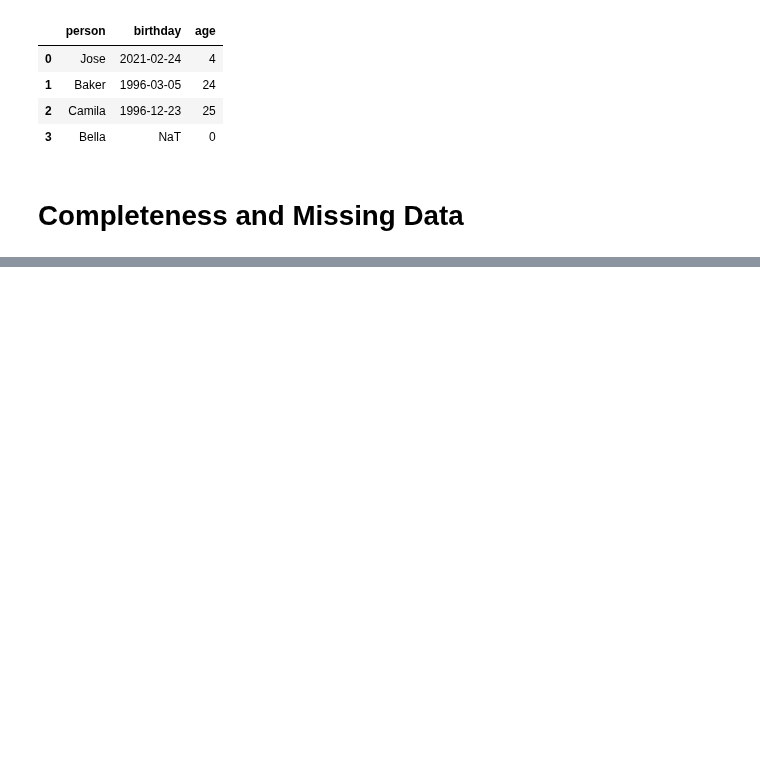
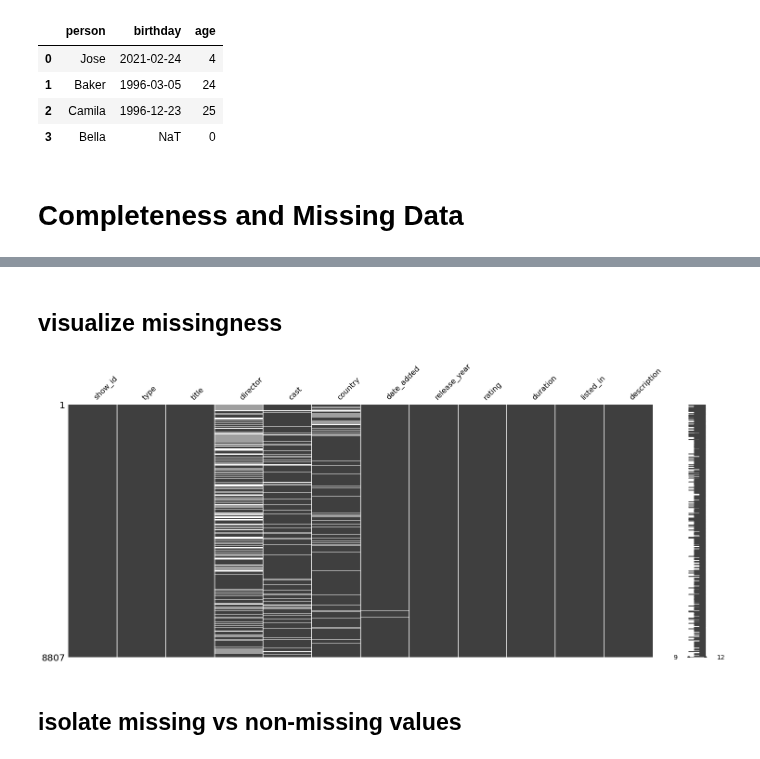
Before and after one commit to Jose-Servin/DataCamp, a Jupyter notebook: Courses/Cleaning_Data/cleaning_data.ipynb, the cells around one changed output, grey strips where cells are left out. Drawn from its saved outputs; the diff is of its cells as text; code cells hidden in the pictures; blank space fills up the shorter version.

```diff
--- a/Courses/Cleaning_Data/cleaning_data.ipynb
+++ b/Courses/Cleaning_Data/cleaning_data.ipynb
@@ -1003,3 +1006,6 @@ birthdays[~age_match]
 | 3 | Bella | NaT | 0 |
 # %% [markdown]
 # Completeness and Missing Data
+# %%
+netflix = pd.read_csv('/Users/joseservin/DataCamp/Projects/Netflix_Data_Analysis/netflix_titles.csv')
+netflix.head()
@@ -1005,0 +1035,10 @@ birthdays[~age_match]
+# %% [markdown]
+## visualize missingness
+# %%
+msno.matrix(netflix)
+plt.show()
+# matrix produced shows how missing values are distributed across the various columns
+# %% [output]
+[figure, added]
+# %% [markdown]
+## isolate missing vs non-missing values
```
Also changed, not shown: parts of 33 cells of this notebook.
